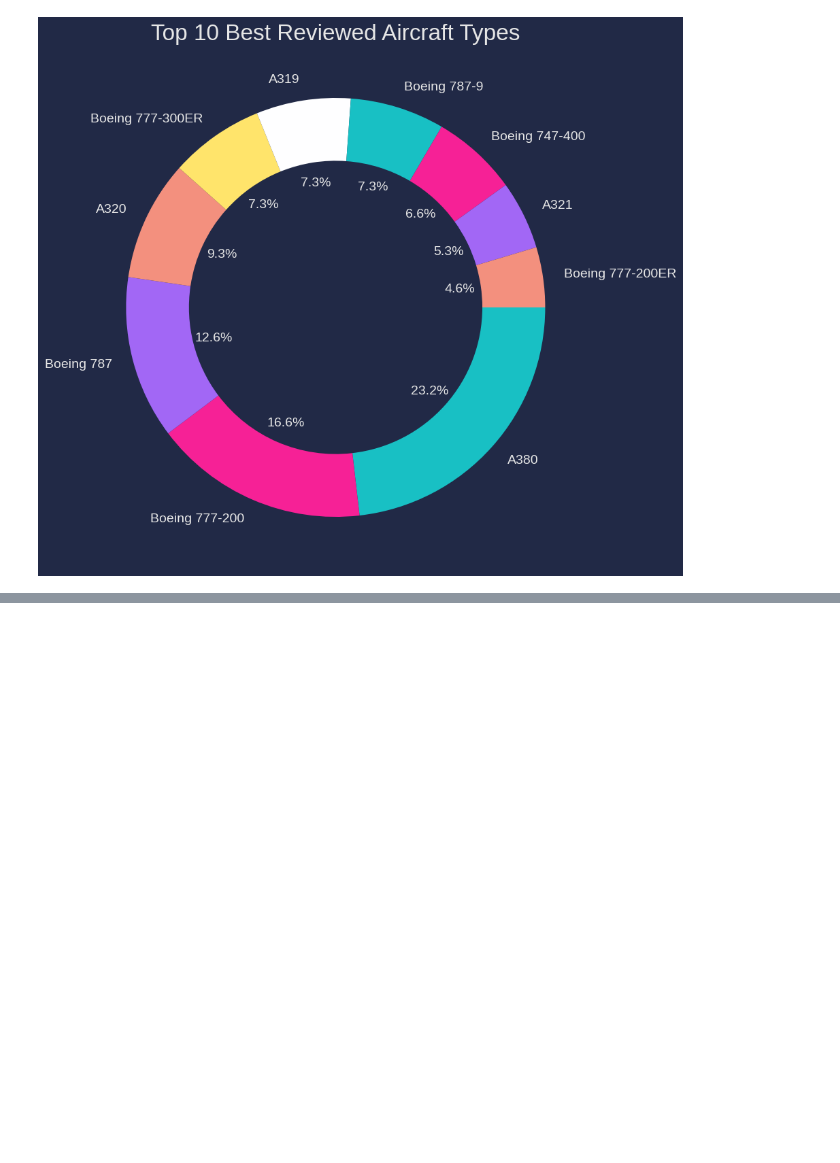
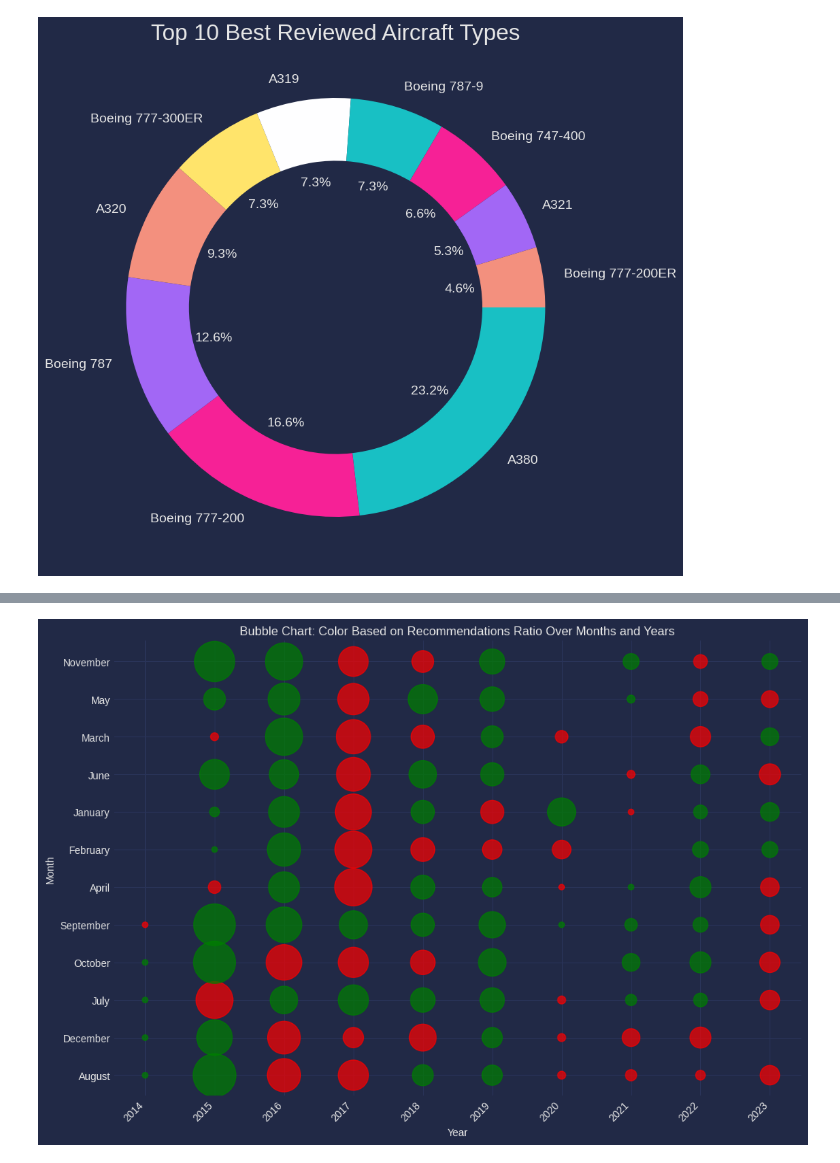
Before and after one commit to FlossyMaze/Airline-Customer-Review-Analysis, a Jupyter notebook: Task1 - WebScraping/Visualize_ReviewData.ipynb, the cells around one changed output, grey strips where cells are left out. Saved outputs shown, nothing was run; the diff lists cells and outputs as text; code cells hidden in the pictures; blank space fills up the shorter version.

```diff
--- a/Task1 - WebScraping/Visualize_ReviewData.ipynb
+++ b/Task1 - WebScraping/Visualize_ReviewData.ipynb
@@ -274,0 +365,29 @@ plt.show()
+# %%
+# Set up the bubble chart
+fig, ax = plt.subplots(figsize=(12, 8))
+
+# Determine the color based on the ratio of recommendations to non-recommendations
+colors = np.where(grouped_data[1] > grouped_data[0], 'green', 'red')
+
+# Scatter plot with bubble size representing the count of recommended items
+scatter = ax.scatter(
+    grouped_data['year'],
+    grouped_data['month'],
+    s=(grouped_data[1] + grouped_data[0]) * 30,  # Scale up for better visibility
+    c=colors,  # Color based on the ratio
+    alpha=0.7,  # Adjust transparency
+)
+
+# Add labels and title
+ax.set_xlabel('Year')
+ax.set_ylabel('Month')
+ax.set_title('Bubble Chart: Color Based on Recommendations Ratio Over Months and Years')
+
+# Rotate x-axis labels for better visibility
+ax.set_xticks(grouped_data['year'].unique())
+ax.set_xticklabels(grouped_data['year'].unique(), rotation=45, ha='right')
+
+# Show the plot
+plt.show()
+# %% [output]
+[figure, added]
```
Also changed, not shown: parts of 8 cells of this notebook.
